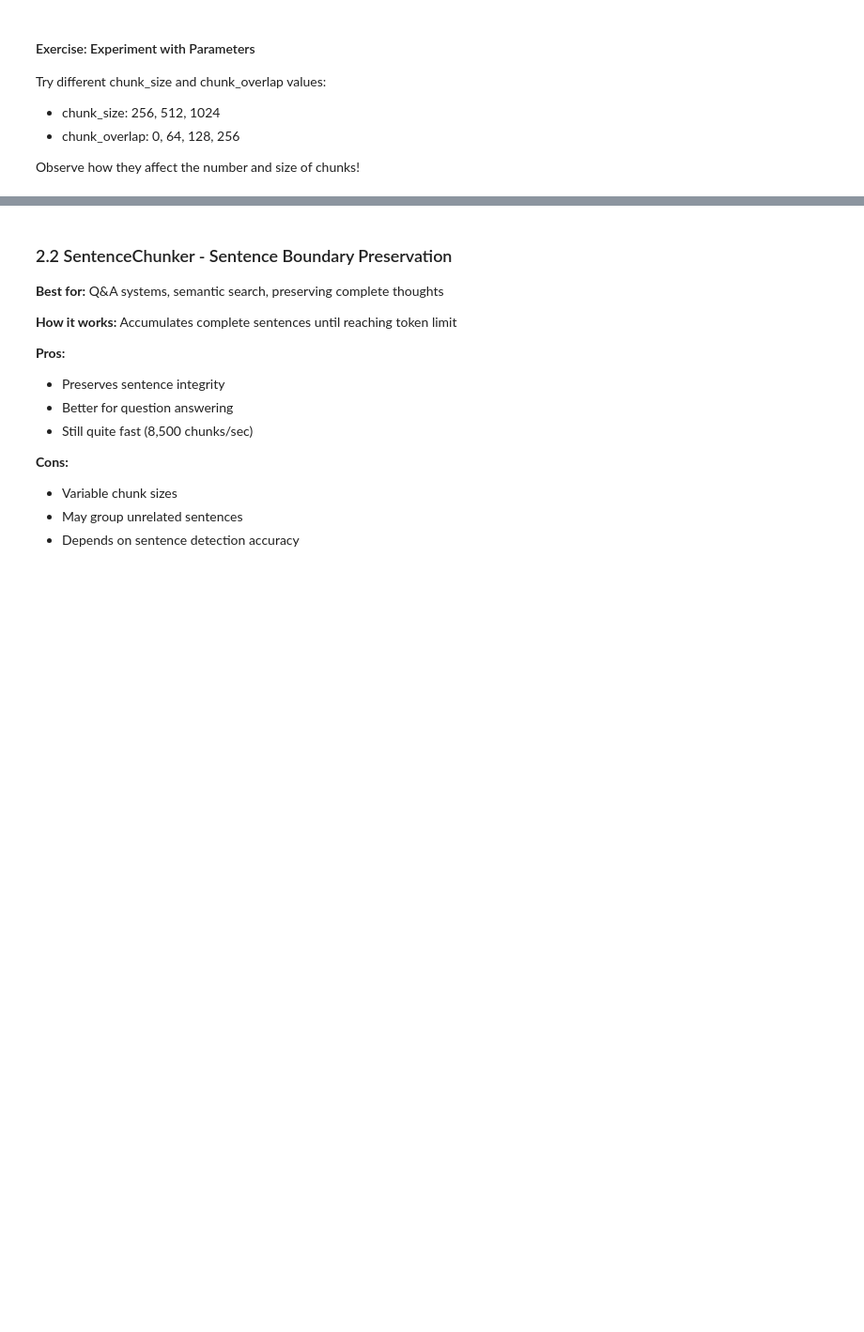
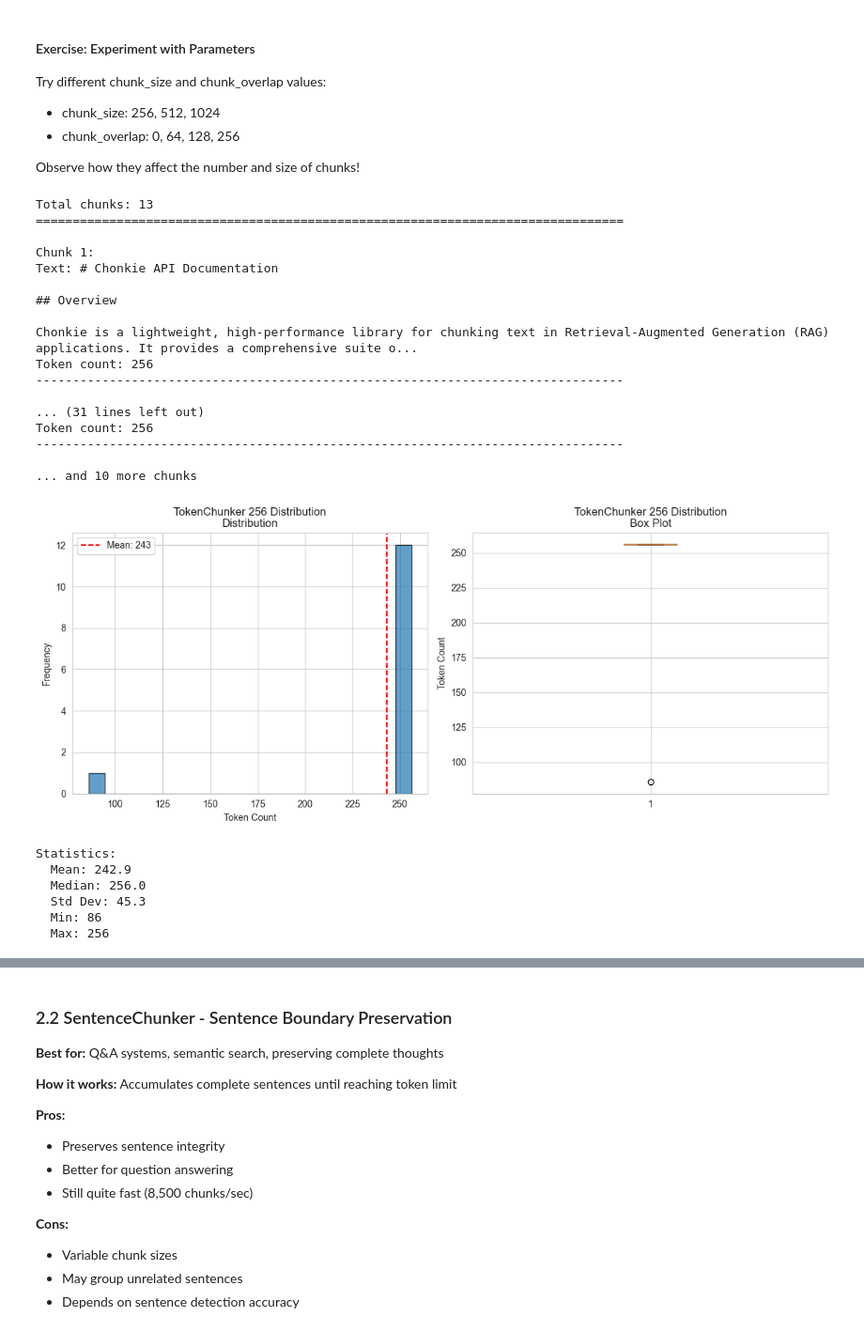
Before and after one commit to Murtuzasaifee/chonkie_chunking, a Jupyter notebook: notebooks/chonkie_tutorial.ipynb, the cells around one changed output, grey strips where cells are left out. Shown at 94% size. Drawn from its saved outputs; the diff is of its cells as text; code cells hidden in the pictures; blank space fills up the shorter version.

Commit message:
Token Chunker Experiments

```diff
--- a/notebooks/chonkie_tutorial.ipynb
+++ b/notebooks/chonkie_tutorial.ipynb
@@ -311,8 +311,33 @@ Try different chunk_size and chunk_overlap values:
 
 Observe how they affect the number and size of chunks!
 # %%
-# Your experimentation here
-# Example:
-# token_chunker_small = TokenChunker(tokenizer=tokenizer, chunk_size=256, chunk_overlap=64)
-# small_chunks = token_chunker_small.chunk(technical_doc_text[:2000])
-# display_chunks(small_chunks)
+# Experiment 1
+token_chunker_small = TokenChunker(tokenizer=tokenizer, chunk_size=256, chunk_overlap=64)
+small_chunks = token_chunker_small.chunk(technical_doc_text)
+display_chunks(small_chunks)
+visualize_chunk_sizes(small_chunks, "TokenChunker 256 Distribution")
+# %% [output]
+Total chunks: 13
+================================================================================
+
+Chunk 1:
+Text: # Chonkie API Documentation
+
+## Overview
+
+Chonkie is a lightweight, high-performance library for chunking text in Retrieval-Augmented Generation (RAG) applications. It provides a comprehensive suite o...
+Token count: 256
+--------------------------------------------------------------------------------
+
+... (31 lines left out)
+Token count: 256
+--------------------------------------------------------------------------------
+
+... and 10 more chunks
+[figure, added]
+Statistics:
+  Mean: 242.9
+  Median: 256.0
+  Std Dev: 45.3
+  Min: 86
+  Max: 256
```
Also changed, not shown: parts of 2 cells of this notebook.
